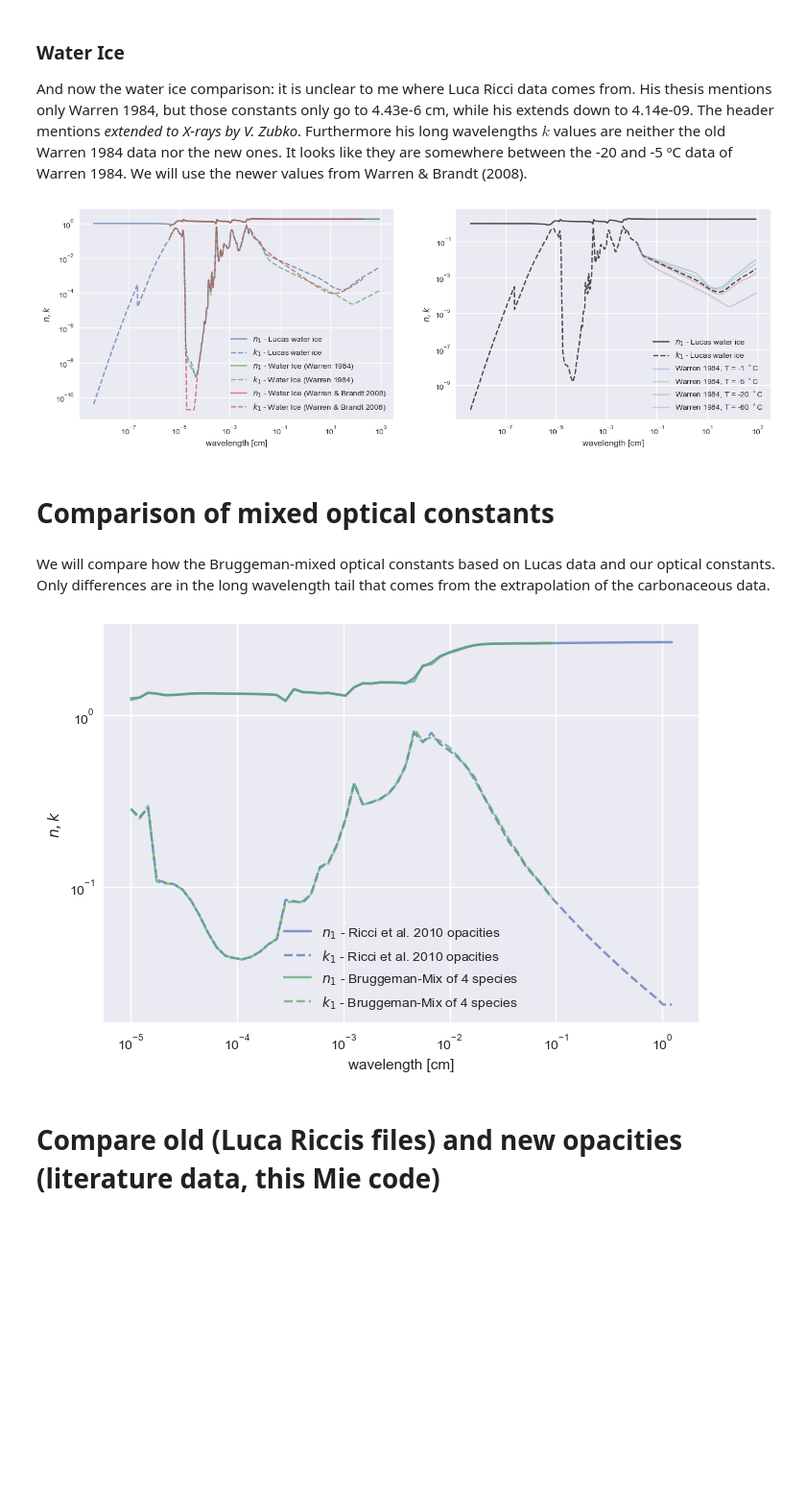
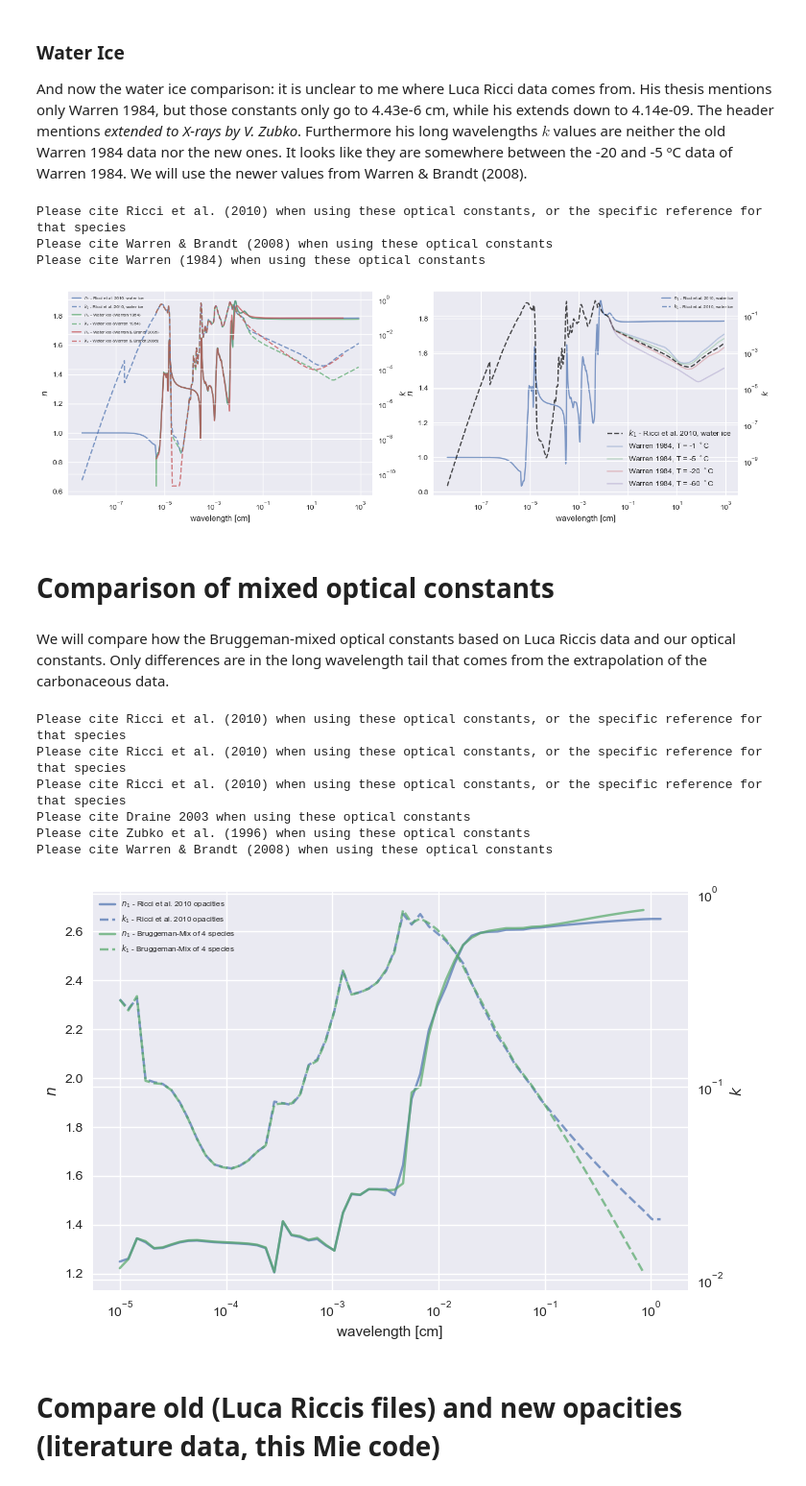
Before and after one commit to birnstiel/dsharp_opac, a Jupyter notebook: notebooks/opacity_package_tests.ipynb, the cells around one changed output. Shown at 96% size. Cells and saved outputs as stored; diff of their text form; code cells hidden in the pictures; blank space fills up the shorter version.

```diff
--- a/notebooks/opacity_package_tests.ipynb
+++ b/notebooks/opacity_package_tests.ipynb
@@ -40,14 +46,14 @@ lam, n1, k1, n2, k2, n3, k3, n4, k4 = np.loadtxt(file).T
 T = [-1,-5,-20,-60]
 
 r = opacity.diel_ricci10('ice')
-c = opacity.diel_warren(new=True)
-co = opacity.diel_warren(new=False)
+c = opacity.diel_warrenbrandt08()
+co = opacity.diel_warren84()
 
 f, axs = plt.subplots(1, 2, figsize=(16, 5))
 
 opacity.compare_nk([r, co, c], orig_data=True, ax=axs[0])
 
-ax = opacity.compare_nk([r], orig_data=True, ax=axs[1])
+f, ax = opacity.compare_nk([r], orig_data=True, ax=axs[1])
 
 for l in ax.get_lines()[:2]:
     l.set_color('k')
@@ -55,30 +61,47 @@ for _T,k in zip(T,[k1, k2, k3, k4]):
     ax.loglog(lam*1e-4,k,'-',label=f'Warren 1984, T = {_T} $^\circ$C', alpha=0.3)
 ax.legend();
 # %% [output]
+Please cite Ricci et al. (2010) when using these optical constants, or the specific reference for that species
+Please cite Warren & Brandt (2008) when using these optical constants
+Please cite Warren (1984) when using these optical constants
-[figure, old version]
+[figure, new version]
 # %% [markdown]
 # Comparison of mixed optical constants
 # %% [markdown]
-We will compare how the Bruggeman-mixed optical constants based on Lucas data and our optical constants. Only differences are in the long wavelength tail that comes from the extrapolation of the carbonaceous data.
+We will compare how the Bruggeman-mixed optical constants based on Luca Riccis data and our optical constants. Only differences are in the long wavelength tail that comes from the extrapolation of the carbonaceous data.
 # %%
-# after Lucas thesis, the fractions in Ricci+2010 are typos
+# after Luca Riccis thesis, the fractions in Ricci+2010 are typos
 
 r1 = opacity.diel_ricci10('silicate', extrapol=True, lmin=1e-6, lmax=1.0)
 r2 = opacity.diel_ricci10('carbon', extrapol=True, lmin=1e-6, lmax=1.0)
 r3 = opacity.diel_ricci10('ice', extrapol=True, lmin=1e-6, lmax=1.0)
 r4 = opacity.diel_vacuum()
 
 vol_fract = [0.07, 0.21, 0.42, 0.30]
 densities = [3.50, 2.50, 1.00, 0.00]
 rho_ricci = np.sum(vol_fract * np.array(densities))
 
 dc_ricci = opacity.diel_mixed([r1, r2, r3, r4], vol_fract, rule='Bruggeman')
 dc_ricci.material_str='Ricci et al. 2010 opacities'
-dc_lit, rho_lit = opacity.get_default_diel_constants()
+
+
+d1 = opacity.diel_draine2003('astrosilicates')
+d2 = opacity.diel_zubko96()
+d2.extrapolate_constants_up(0.07, 1, kind='first')
+d3 = opacity.diel_warrenbrandt08()
+d4 = opacity.diel_vacuum()
+
+dc_lit = opacity.diel_mixed([d1, d2, d3, d4], vol_fract, rule='Bruggeman')
 
 opacity.compare_nk([dc_ricci, dc_lit]);
 # %% [output]
+Please cite Ricci et al. (2010) when using these optical constants, or the specific reference for that species
+Please cite Ricci et al. (2010) when using these optical constants, or the specific reference for that species
+Please cite Ricci et al. (2010) when using these optical constants, or the specific reference for that species
+Please cite Draine 2003 when using these optical constants
+Please cite Zubko et al. (1996) when using these optical constants
+Please cite Warren & Brandt (2008) when using these optical constants
-[figure, old version]
+[figure, new version]
 # %% [markdown]
 # Compare old (Luca Riccis files) and new opacities (literature data, this Mie code)
 # %% [markdown]
```
Also changed, not shown: parts of 13 cells of this notebook, 2 other files.
